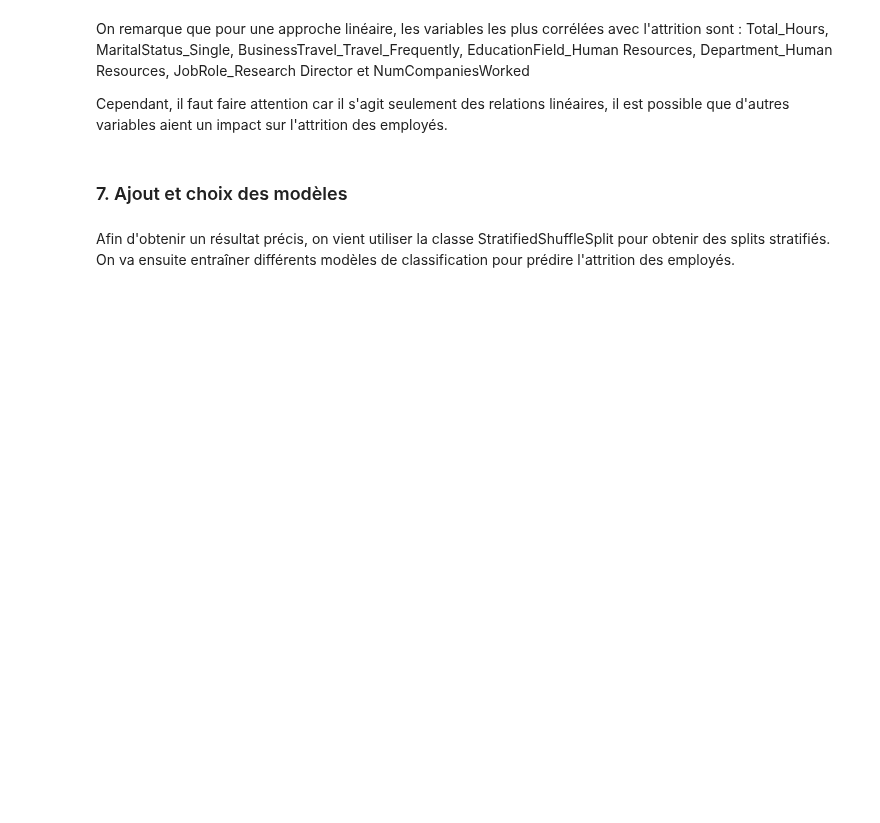
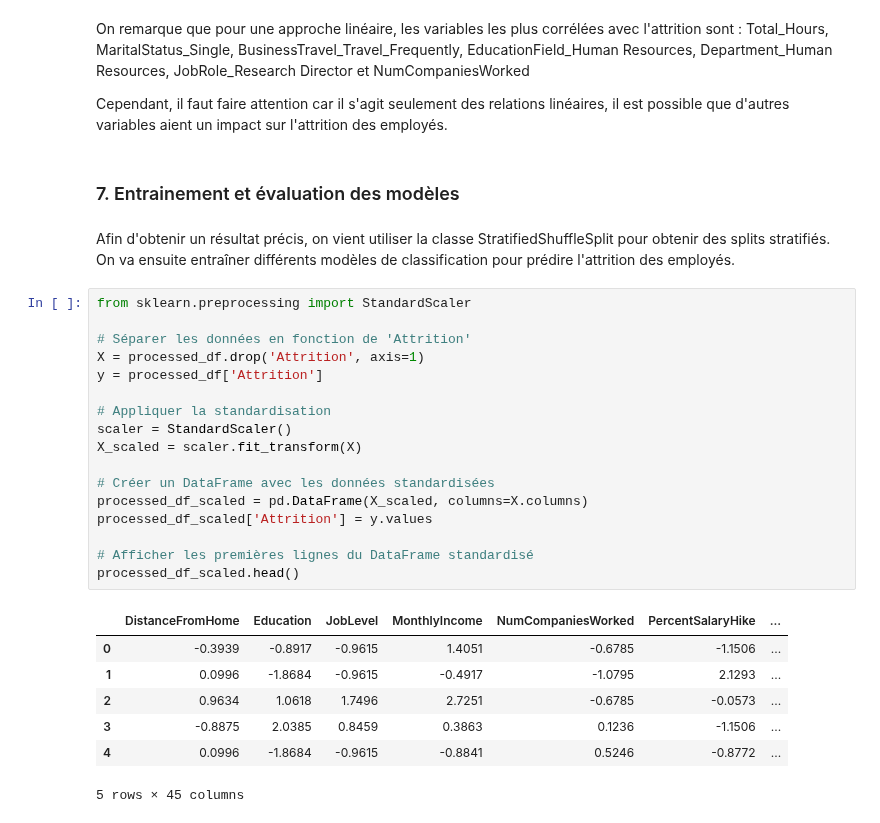
Before and after one commit to warren-gaure/projet-ia, a Jupyter notebook: notebooks/Livrable.ipynb, the cells around one changed output. Cells and saved outputs as stored; diff of their text form; blank space fills up the shorter version.

```diff
--- a/notebooks/Livrable.ipynb
+++ b/notebooks/Livrable.ipynb
@@ -570,7 +602,32 @@ On remarque que pour une approche linéaire, les variables les plus corrélées
 
 Cependant, il faut faire attention car il s'agit seulement des relations linéaires, il est possible que d'autres variables aient un impact sur l'attrition des employés.
 # %% [markdown]
-### 7. <a id='doublons'>Ajout et choix des modèles</a>
+### 7. <a id='doublons'>Entrainement et évaluation des modèles</a>
 # %% [markdown]
 Afin d'obtenir un résultat précis, on vient utiliser la classe StratifiedShuffleSplit pour obtenir des splits stratifiés. On va ensuite entraîner différents modèles de classification pour prédire l'attrition des employés.
+# %%
+from sklearn.preprocessing import StandardScaler
+
+# Séparer les données en fonction de 'Attrition'
+X = processed_df.drop('Attrition', axis=1)
+y = processed_df['Attrition']
+
+# Appliquer la standardisation
+scaler = StandardScaler()
+X_scaled = scaler.fit_transform(X)
+
+# Créer un DataFrame avec les données standardisées
+processed_df_scaled = pd.DataFrame(X_scaled, columns=X.columns)
+processed_df_scaled['Attrition'] = y.values
+
+# Afficher les premières lignes du DataFrame standardisé
+processed_df_scaled.head()
+# %% [output]
+|  | DistanceFromHome | Education | JobLevel | MonthlyIncome | NumCompaniesWorked | PercentSalaryHike | ... |
+| 0 | -0.3939 | -0.8917 | -0.9615 | 1.4051 | -0.6785 | -1.1506 | ... |
+| 1 | 0.0996 | -1.8684 | -0.9615 | -0.4917 | -1.0795 | 2.1293 | ... |
+| 2 | 0.9634 | 1.0618 | 1.7496 | 2.7251 | -0.6785 | -0.0573 | ... |
+| 3 | -0.8875 | 2.0385 | 0.8459 | 0.3863 | 0.1236 | -1.1506 | ... |
+| 4 | 0.0996 | -1.8684 | -0.9615 | -0.8841 | 0.5246 | -0.8772 | ... |
+5 rows × 45 columns
 # %%
```
Also changed, not shown: parts of 30 cells of this notebook.
